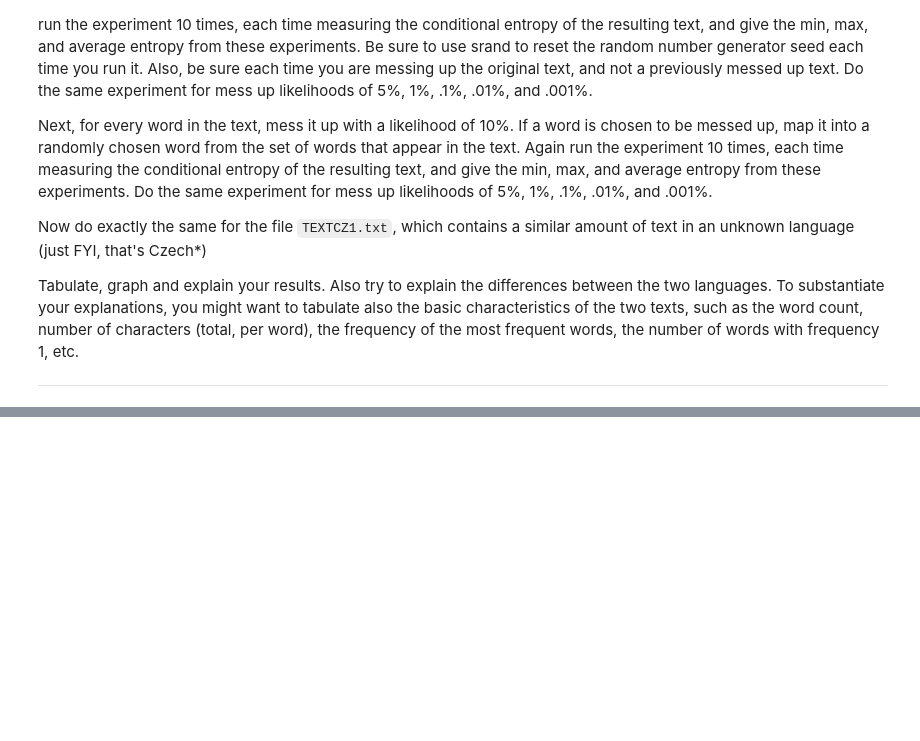
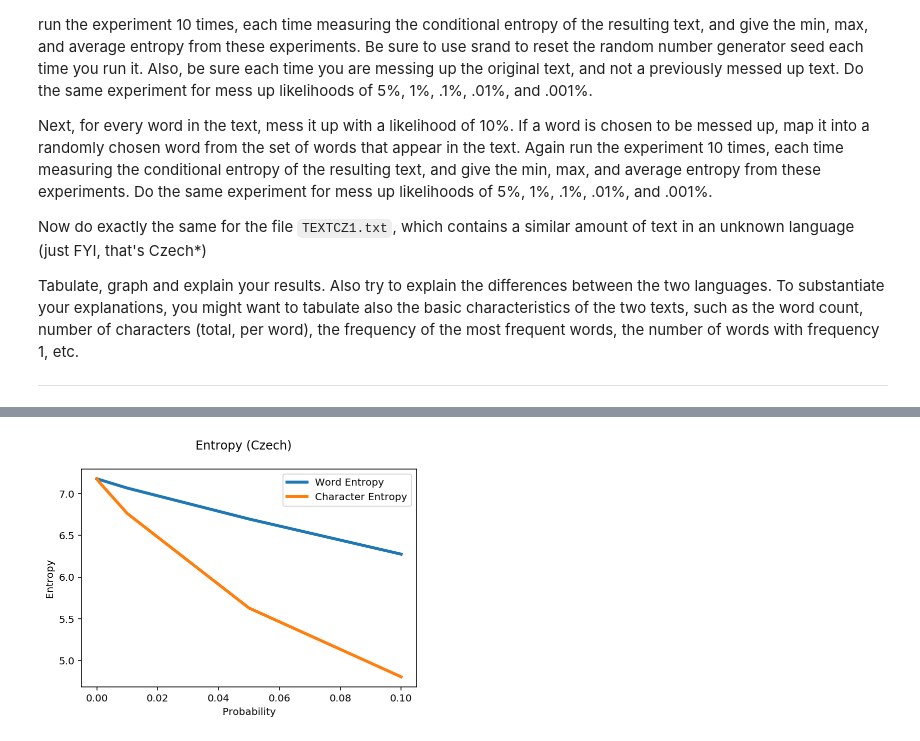
Before and after one commit to Hyperparticle/lct-master, a Jupyter notebook: charles-university/statistical-nlp/assignment-1/nlp-assignment-1.ipynb, the cells around one changed output, grey strips where cells are left out. Cells and saved outputs as stored; diff of their text form; code cells hidden in the pictures; blank space fills up the shorter version.

```diff
--- a/charles-university/statistical-nlp/assignment-1/nlp-assignment-1.ipynb
+++ b/charles-university/statistical-nlp/assignment-1/nlp-assignment-1.ipynb
@@ -281,0 +286,5 @@ plt.legend()
+# %%
+### Czech
+create_plot('Czech', word_stats_cz, char_stats_cz)
+# %% [output]
+[figure, added]
```
Also changed, not shown: parts of 32 cells of this notebook, 1 other file.
